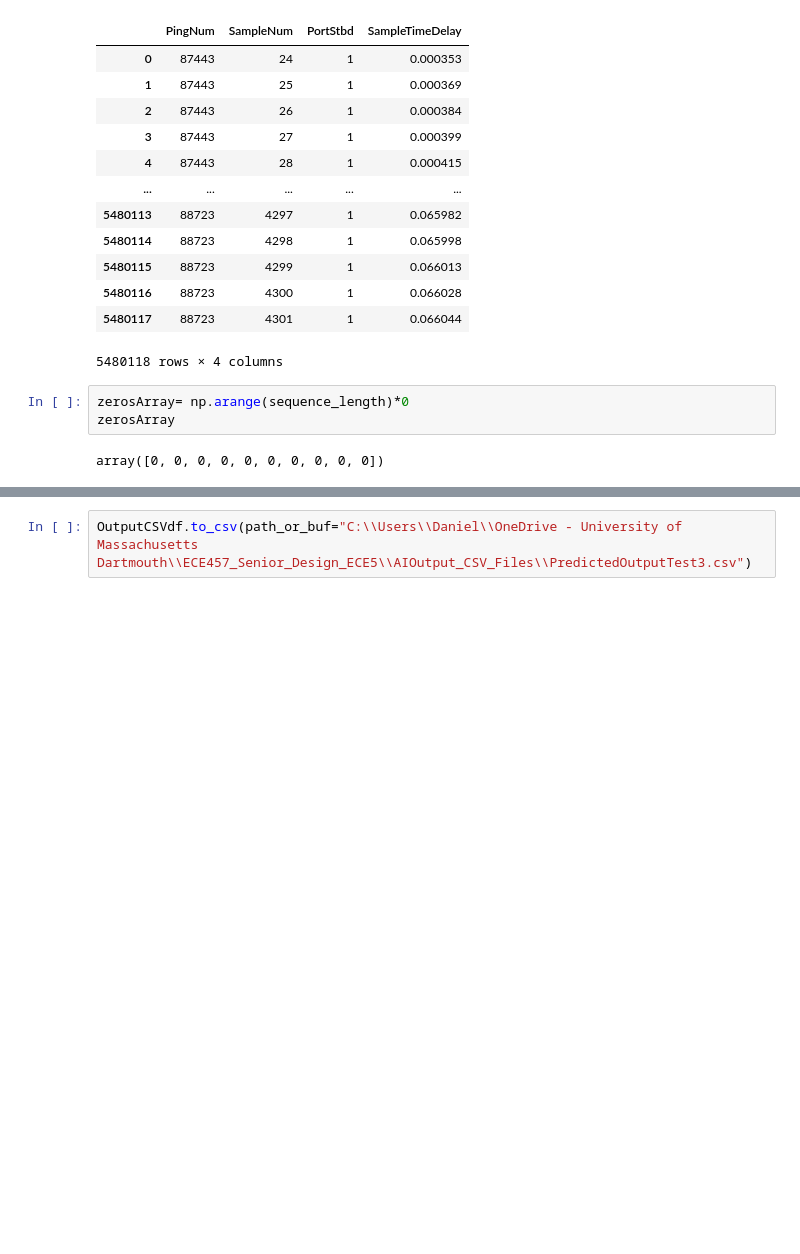
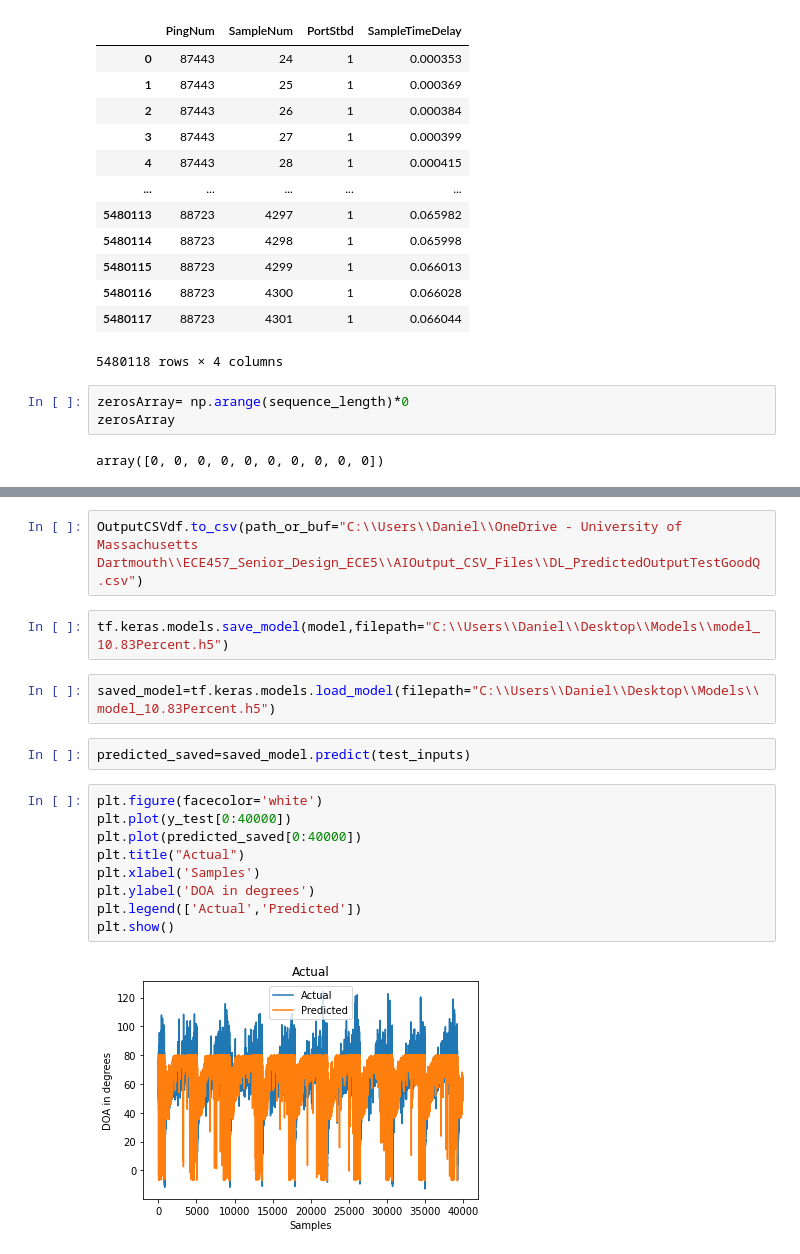
Before and after one commit to mbisbano1/MLDOA_ET, a Jupyter notebook: ML Code/SeniorDesignCode-Daniel.ipynb, the cells around one changed output, grey strips where cells are left out. Drawn from its saved outputs; the diff is of its cells as text; blank space fills up the shorter version.

```diff
--- a/ML Code/SeniorDesignCode-Daniel.ipynb
+++ b/ML Code/SeniorDesignCode-Daniel.ipynb
@@ -495,3 +494,20 @@ OutputCSVdf
 5480118 rows × 5 columns
 # %%
-OutputCSVdf.to_csv(path_or_buf="C:\\Users\\Daniel\\OneDrive - University of Massachusetts Dartmouth\\ECE457_Senior_Design_ECE5\\AIOutput_CSV_Files\\PredictedOutputTest3.csv")
+OutputCSVdf.to_csv(path_or_buf="C:\\Users\\Daniel\\OneDrive - University of Massachusetts Dartmouth\\ECE457_Senior_Design_ECE5\\AIOutput_CSV_Files\\DL_PredictedOutputTestGoodQ.csv")
+# %%
+tf.keras.models.save_model(model,filepath="C:\\Users\\Daniel\\Desktop\\Models\\model_10.83Percent.h5")
+# %%
+saved_model=tf.keras.models.load_model(filepath="C:\\Users\\Daniel\\Desktop\\Models\\model_10.83Percent.h5")
+# %%
+predicted_saved=saved_model.predict(test_inputs)
+# %%
+plt.figure(facecolor='white')
+plt.plot(y_test[0:40000])
+plt.plot(predicted_saved[0:40000])
+plt.title("Actual")
+plt.xlabel('Samples')
+plt.ylabel('DOA in degrees')
+plt.legend(['Actual','Predicted'])
+plt.show()
+# %% [output]
+[figure, added]
```
Also changed, not shown: parts of 39 cells of this notebook.
